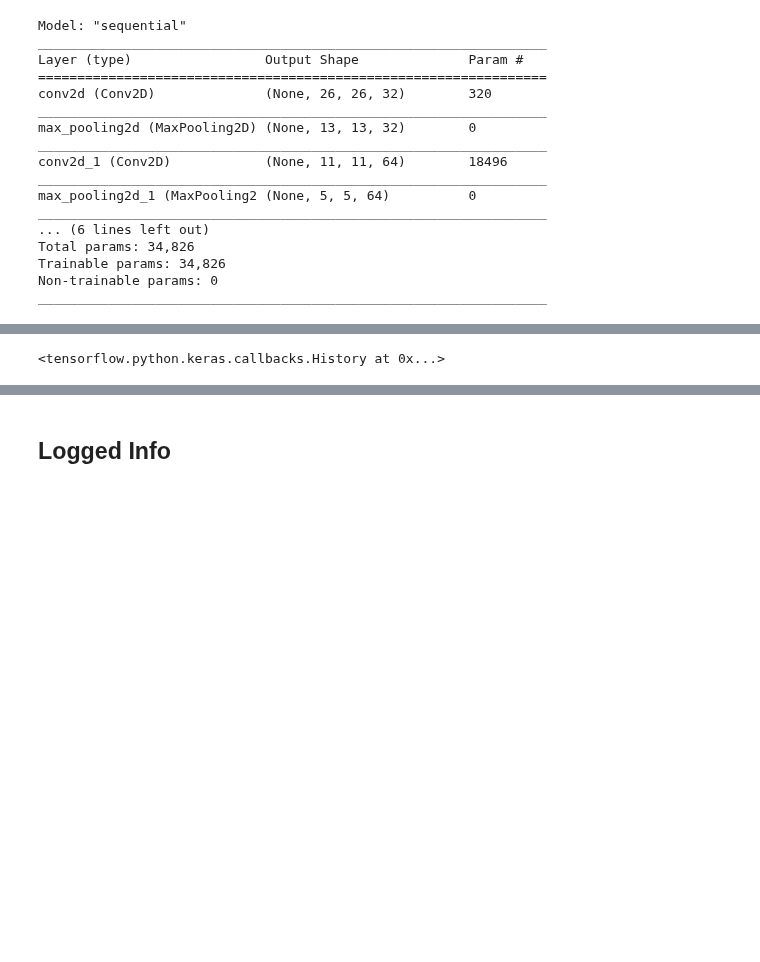
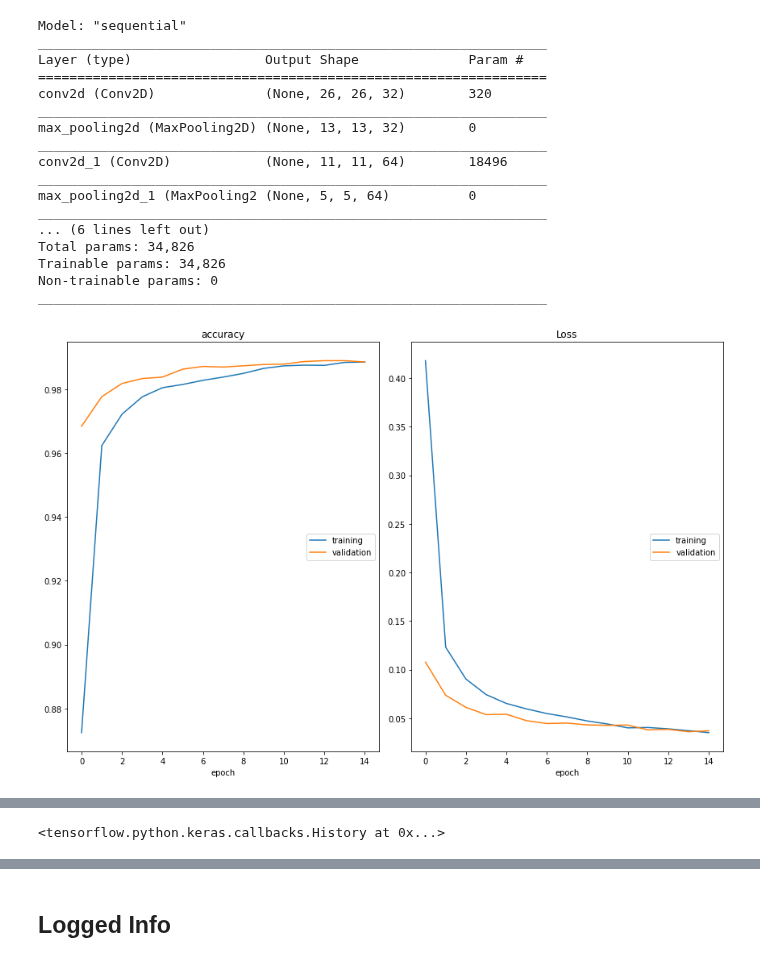
Before and after one commit to padre-lab-eu/pypads-notebooks, a Jupyter notebook: single_run/Keras_NeuralNetworks/Keras_Sample_Notebook.ipynb, the cells around one changed output, grey strips where cells are left out. Drawn from its saved outputs; the diff is of its cells as text; code cells hidden in the pictures; blank space fills up the shorter version.

Commit message:
Updated Keras_Sample_Notebook.ipynb with callback graphs to display loss and accuracy

```diff
--- a/single_run/Keras_NeuralNetworks/Keras_Sample_Notebook.ipynb
+++ b/single_run/Keras_NeuralNetworks/Keras_Sample_Notebook.ipynb
@@ -113,7 +120,9 @@ batch_size = 128
 epochs = 15
 # %%
 # Train the model
+from livelossplot import PlotLossesKeras
 model.compile(loss="categorical_crossentropy", optimizer="adam", metrics=["accuracy"])
 
-model.fit(x_train, y_train, batch_size=batch_size, epochs=epochs, validation_split=0.1)
+model.fit(x_train, y_train, batch_size=batch_size, epochs=epochs, validation_split=0.25, callbacks=[PlotLossesKeras()], verbose=0)
 # %% [output]
+[figure, added]
```
Also changed, not shown: parts of 9 cells of this notebook, 1 other file.
